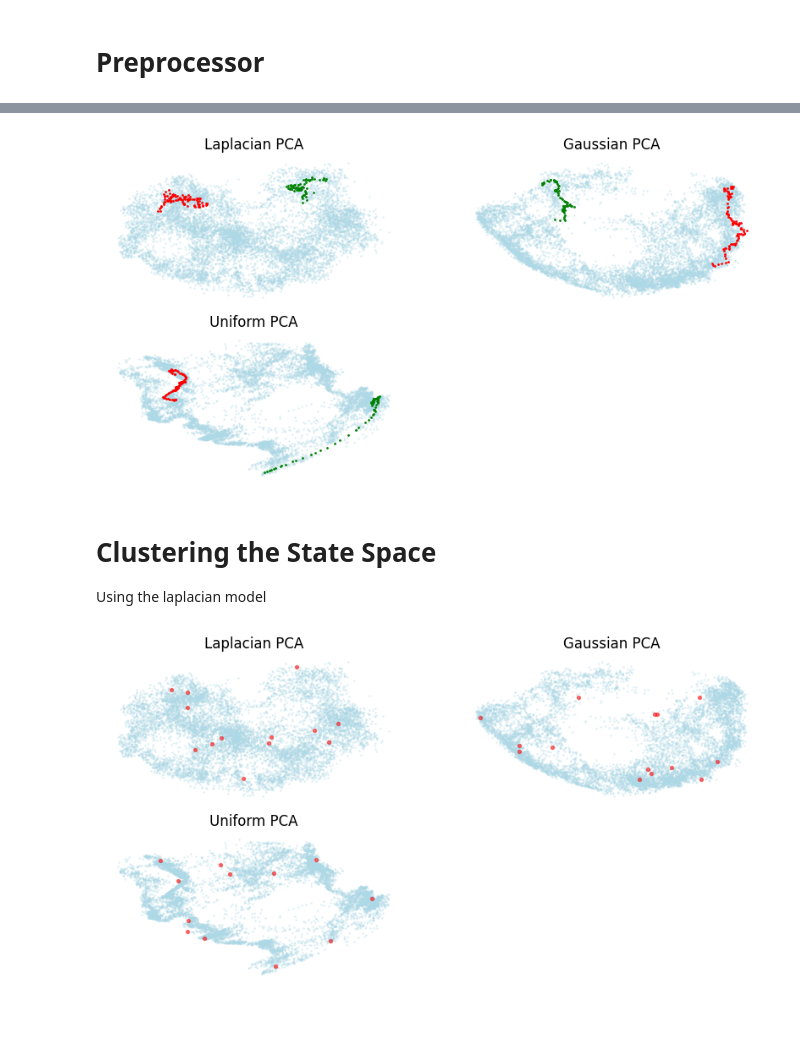
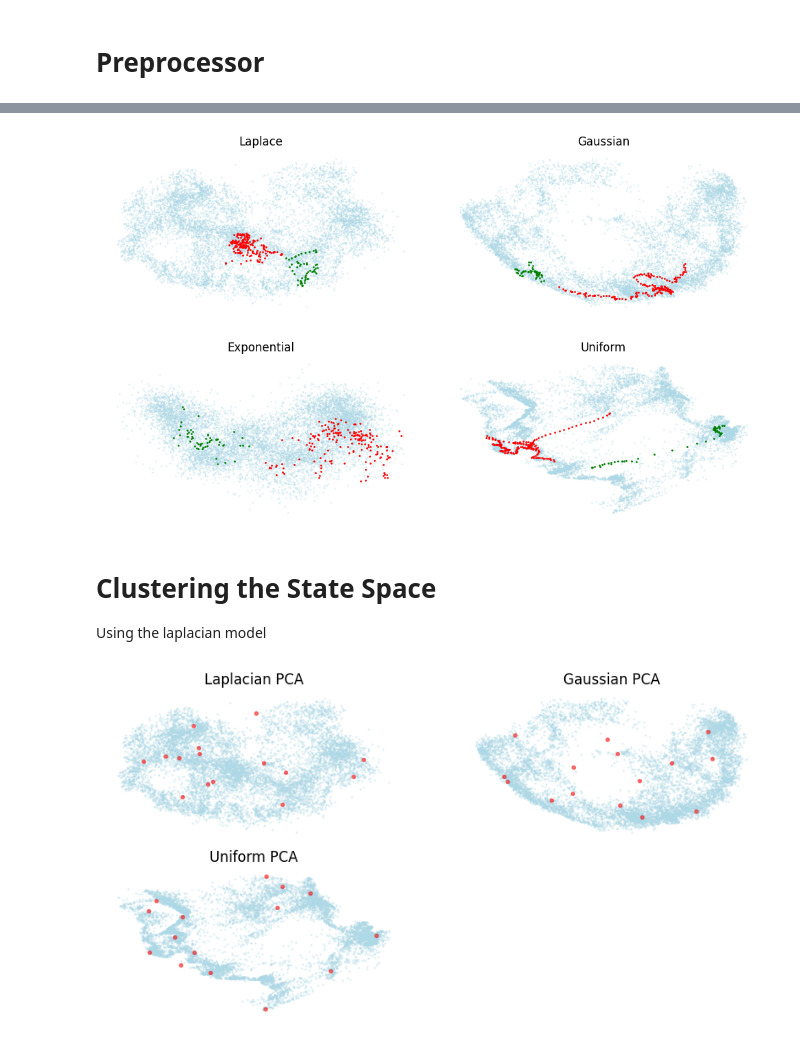
Before and after one commit to Ray-Shu/contrastive-abstraction-rl, a Jupyter notebook: visualizations/visuals.ipynb, the cells around one changed output, grey strips where cells are left out. Saved outputs shown, nothing was run; the diff lists cells and outputs as text; code cells hidden in the pictures.

```diff
--- a/visualizations/visuals.ipynb
+++ b/visualizations/visuals.ipynb
@@ -50,7 +50,7 @@ if os.path.isfile(pretrained_model_file):
     gauss_model = mlpCL.load_from_checkpoint(pretrained_model_file, map_location=torch.device(DEVICE))
 
 
-model_name_3 = "best_model_exponential.ckpt"
+model_name_3 = "best_model_expo_15_new.ckpt"
 pretrained_model_file = os.path.join(PROJECT_ROOT+ "/best_models", model_name_3)
 
 if os.path.isfile(pretrained_model_file):
@@ -209,6 +214,10 @@ uniform_idx = 3
 uni_t1 = pca_transform(t1, pca_dict, dist_idx=uniform_idx, model=uniform_model, has_representation=False)
 uni_t2 = pca_transform(t2, pca_dict, dist_idx=uniform_idx, model=uniform_model, has_representation=False)
 
+expo_idx = 2
+expo_t1 = pca_transform(t1, pca_dict, dist_idx=expo_idx, model=expo_model, has_representation=False)
+expo_t2 = pca_transform(t2, pca_dict, dist_idx=expo_idx, model=expo_model, has_representation=False)
+
 gauss_idx = 1
 gauss_t1 = pca_transform(t1, pca_dict, dist_idx=gauss_idx, model=gauss_model, has_representation=False)
 gauss_t2 = pca_transform(t2, pca_dict, dist_idx=gauss_idx, model=gauss_model, has_representation=False)
@@ -217,30 +226,37 @@ laplace_idx = 0
 laplace_t1 = pca_transform(t1, pca_dict, dist_idx=laplace_idx, model=laplace_model, has_representation=False)
 laplace_t2 = pca_transform(t2, pca_dict, dist_idx=laplace_idx, model=laplace_model, has_representation=False)
 # %%
-fig, axs = plt.subplots(2, 2, figsize=(10,5))
+fig, axs = plt.subplots(2, 2, figsize=(10,6), constrained_layout=True)
+fig.set_constrained_layout_pads(w_pad=0.2, h_pad=0.2)  # adjust padding
+
 axs[0, 0].scatter(subsampled_pca_states[0][:, 0], subsampled_pca_states[0][:, 1], s=1, c="lightblue", alpha=0.25)
 axs[0, 0].scatter(laplace_t1[:, 0], laplace_t1[:, 1], s=1, c= "red")
 axs[0, 0].scatter(laplace_t2[:, 0], laplace_t2[:, 1], s=1, c= "green")
-axs[0, 0].set_title("Laplacian PCA")
+axs[0, 0].set_title("Laplace")
 axs[0, 0].axis("off")
 
 axs[0, 1].scatter(subsampled_pca_states[1][:, 0], subsampled_pca_states[1][:, 1], s=1, c="lightblue", alpha=0.25)
 axs[0, 1].scatter(gauss_t1[:, 0], gauss_t1[:, 1],s=1, c= "red")
 axs[0, 1].scatter(gauss_t2[:, 0], gauss_t2[:, 1], s=1,c= "green")
-axs[0, 1].set_title("Gaussian PCA")
+axs[0, 1].set_title("Gaussian")
 axs[0, 1].axis("off")
 
-axs[1, 0].scatter(subsampled_pca_states[3][:, 0], subsampled_pca_states[3][:, 1], s=1, c="lightblue", alpha=0.25)
-axs[1, 0].scatter(uni_t1[:, 0], uni_t1[:, 1],s=1, c= "red")
-axs[1, 0].scatter(uni_t2[:, 0], uni_t2[:, 1], s=1,c= "green")
-axs[1, 0].set_title("Uniform PCA")
+axs[1, 0].scatter(subsampled_pca_states[2][:, 0], subsampled_pca_states[2][:, 1], s=1, c="lightblue", alpha=0.25)
+axs[1, 0].scatter(expo_t1[:, 0], expo_t1[:, 1],s=1, c= "red")
+axs[1, 0].scatter(expo_t2[:, 0], expo_t2[:, 1], s=1,c= "green")
+axs[1, 0].set_title("Exponential")
 axs[1, 0].axis("off")
 
+axs[1, 1].scatter(subsampled_pca_states[3][:, 0], subsampled_pca_states[3][:, 1], s=1, c="lightblue", alpha=0.25)
+axs[1, 1].scatter(uni_t1[:, 0], uni_t1[:, 1],s=1, c= "red")
+axs[1, 1].scatter(uni_t2[:, 0], uni_t2[:, 1], s=1,c= "green")
+axs[1, 1].set_title("Uniform")
 axs[1, 1].axis("off")
 
+
 plt.show()
 # %% [output]
-[figure, old version]
+[figure, new version]
 # %% [markdown]
 # Clustering the State Space
 
@@ -302,4 +318,4 @@ axs[1, 1].axis("off")
 
 plt.show()
 # %% [output]
-[figure, old version]
+[figure, new version]
```
Also changed, not shown: parts of 2 cells of this notebook, 2 other files.
